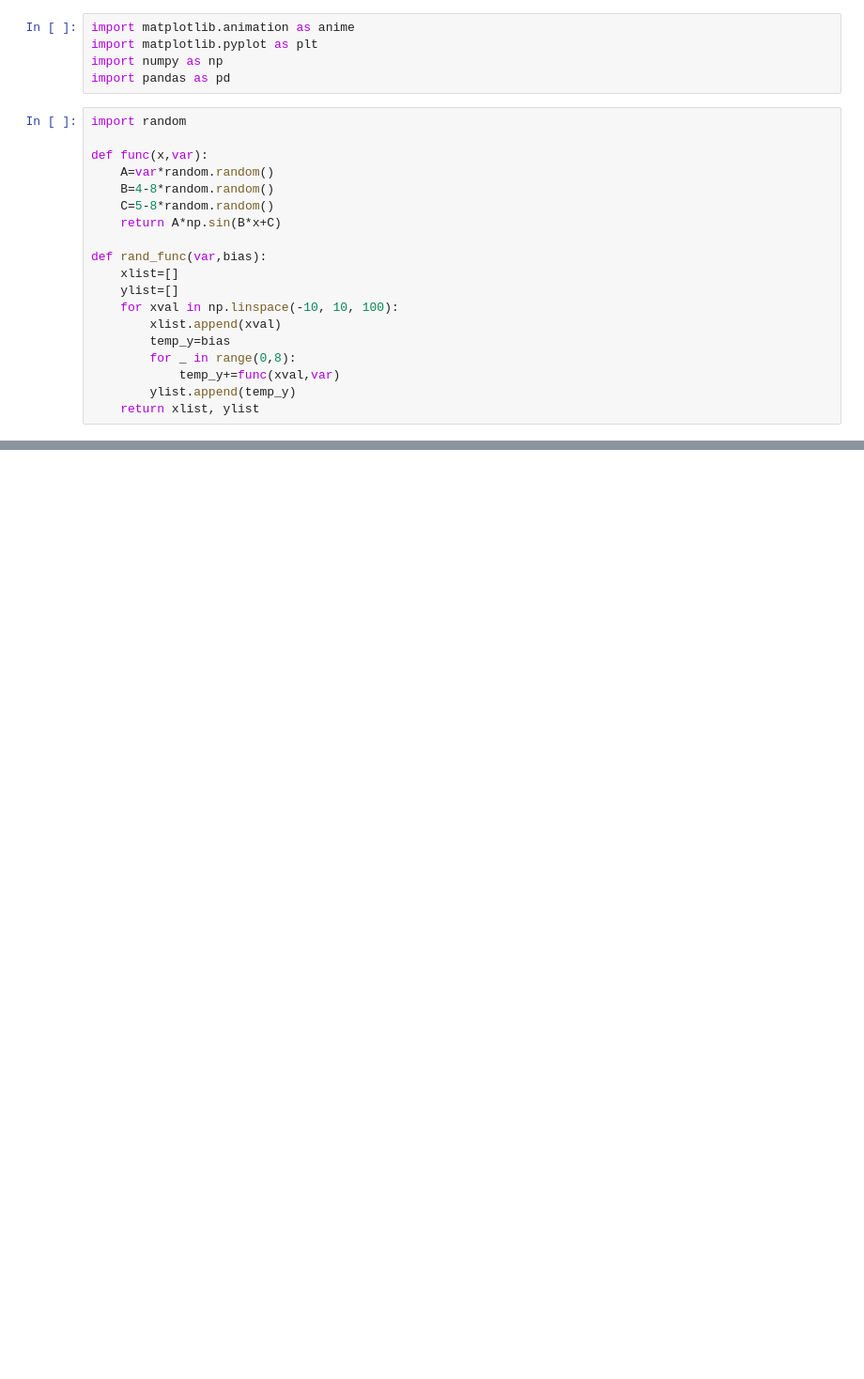
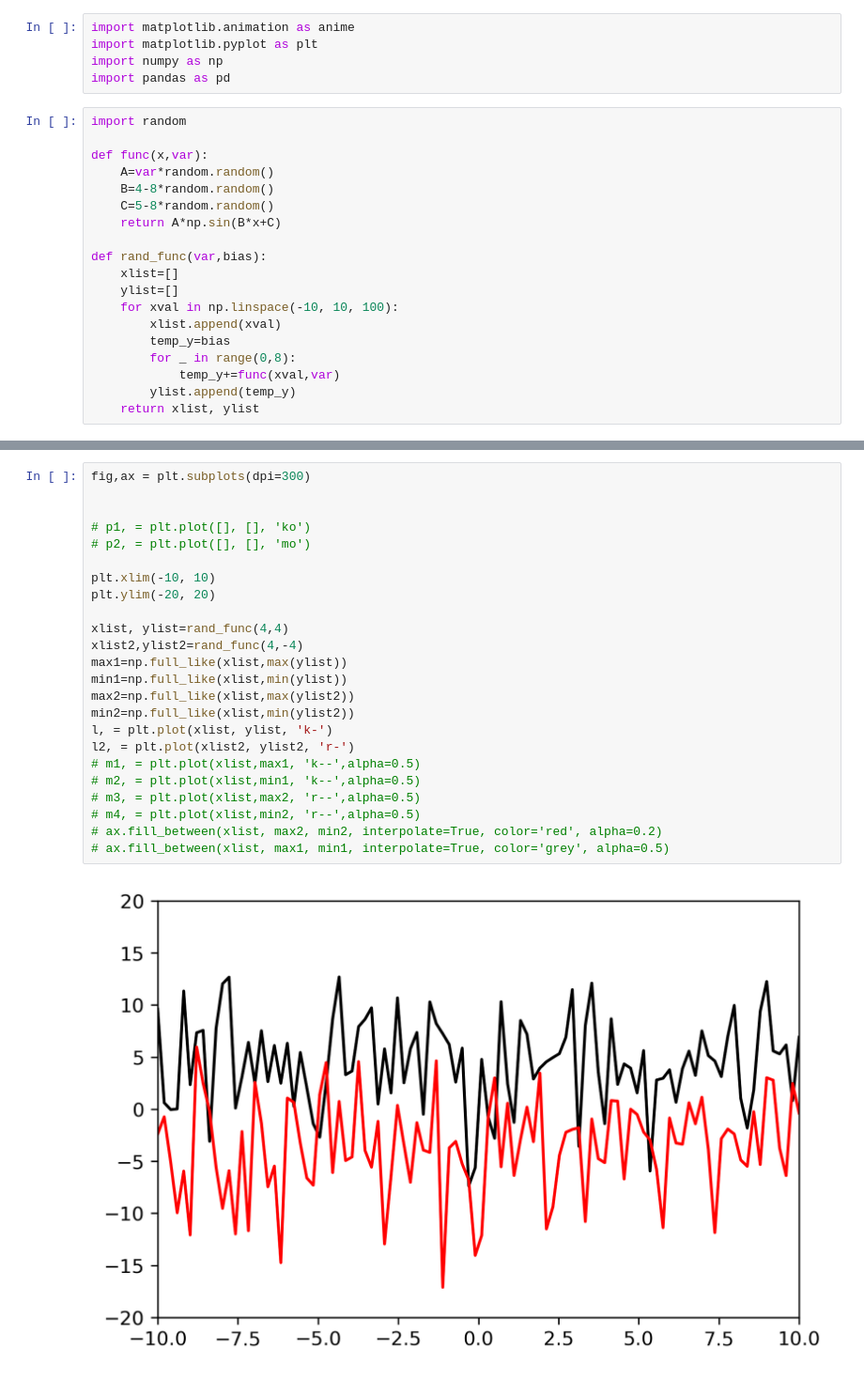
Before and after one commit to Delen0828/gif_maker, a Jupyter notebook: synth/make.ipynb, the cells around one changed output, grey strips where cells are left out. Shown at 94% size. Drawn from its saved outputs; the diff is of its cells as text; blank space fills up the shorter version.

```diff
--- a/synth/make.ipynb
+++ b/synth/make.ipynb
@@ -75,0 +102,26 @@ m3, = plt.plot(xlist,mean2, 'r--',alpha=0.5,linewidth=5)
+# %%
+fig,ax = plt.subplots(dpi=300)
+
+
+# p1, = plt.plot([], [], 'ko')
+# p2, = plt.plot([], [], 'mo')
+
+plt.xlim(-10, 10)
+plt.ylim(-20, 20)
+
+xlist, ylist=rand_func(4,4)
+xlist2,ylist2=rand_func(4,-4)
+max1=np.full_like(xlist,max(ylist))
+min1=np.full_like(xlist,min(ylist))
+max2=np.full_like(xlist,max(ylist2))
+min2=np.full_like(xlist,min(ylist2))
+l, = plt.plot(xlist, ylist, 'k-')
+l2, = plt.plot(xlist2, ylist2, 'r-')
+# m1, = plt.plot(xlist,max1, 'k--',alpha=0.5)
+# m2, = plt.plot(xlist,min1, 'k--',alpha=0.5)
+# m3, = plt.plot(xlist,max2, 'r--',alpha=0.5)
+# m4, = plt.plot(xlist,min2, 'r--',alpha=0.5)
+# ax.fill_between(xlist, max2, min2, interpolate=True, color='red', alpha=0.2)
+# ax.fill_between(xlist, max1, min1, interpolate=True, color='grey', alpha=0.5)
+# %% [output]
+[figure, added]
```
Also changed, not shown: parts of 3 cells of this notebook, 2 other files.
